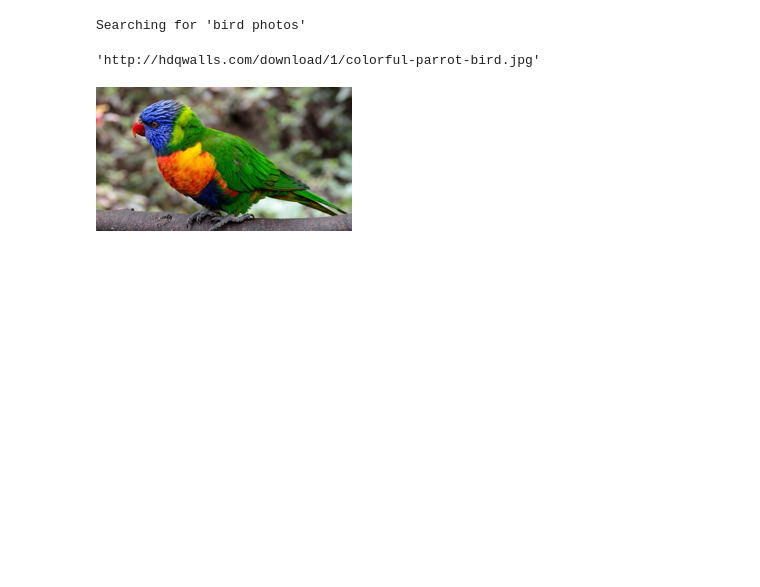
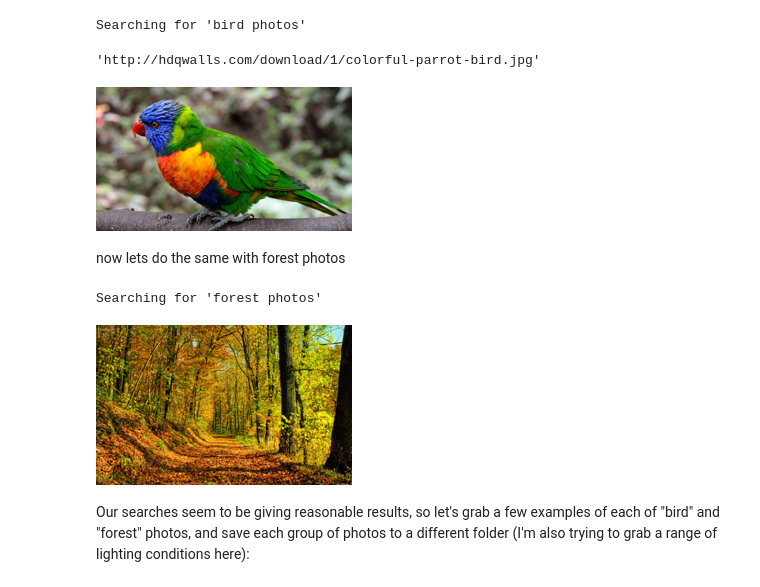
Before and after one commit to BMugo84/machine-learning-with-fastai, a Jupyter notebook: is_it_a_bird.ipynb, the cells around one changed output. Drawn from its saved outputs; the diff is of its cells as text; code cells hidden in the pictures; blank space fills up the shorter version.

Commit message:
forest rendering works. just issues with the net provider

```diff
--- a/is_it_a_bird.ipynb
+++ b/is_it_a_bird.ipynb
@@ -38,3 +38,13 @@ im = Image.open(dest)
 im.to_thumb(256,256)
 # %% [output]
 [figure]
+# %% [markdown]
+now lets do the same with forest photos
+# %%
+download_url(search_images('forest photos', max_images=1)[0], 'forest.jpg', show_progress=False)
+Image.open('forest.jpg').to_thumb(256,256)
+# %% [output]
+Searching for 'forest photos'
+[figure, added]
+# %% [markdown]
+Our searches seem to be giving reasonable results, so let's grab a few examples of each of "bird" and "forest" photos, and save each group of photos to a different folder (I'm also trying to grab a range of lighting conditions here):
```
Also changed, not shown: parts of 1 cell of this notebook, 1 other file.
